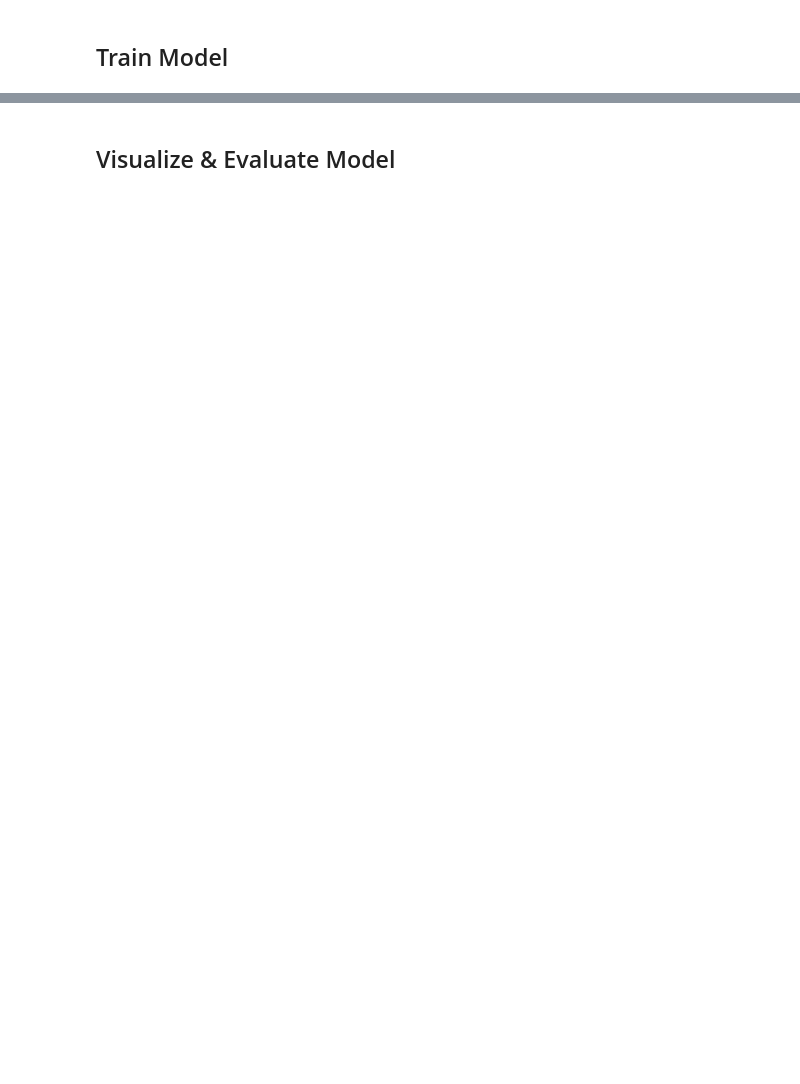
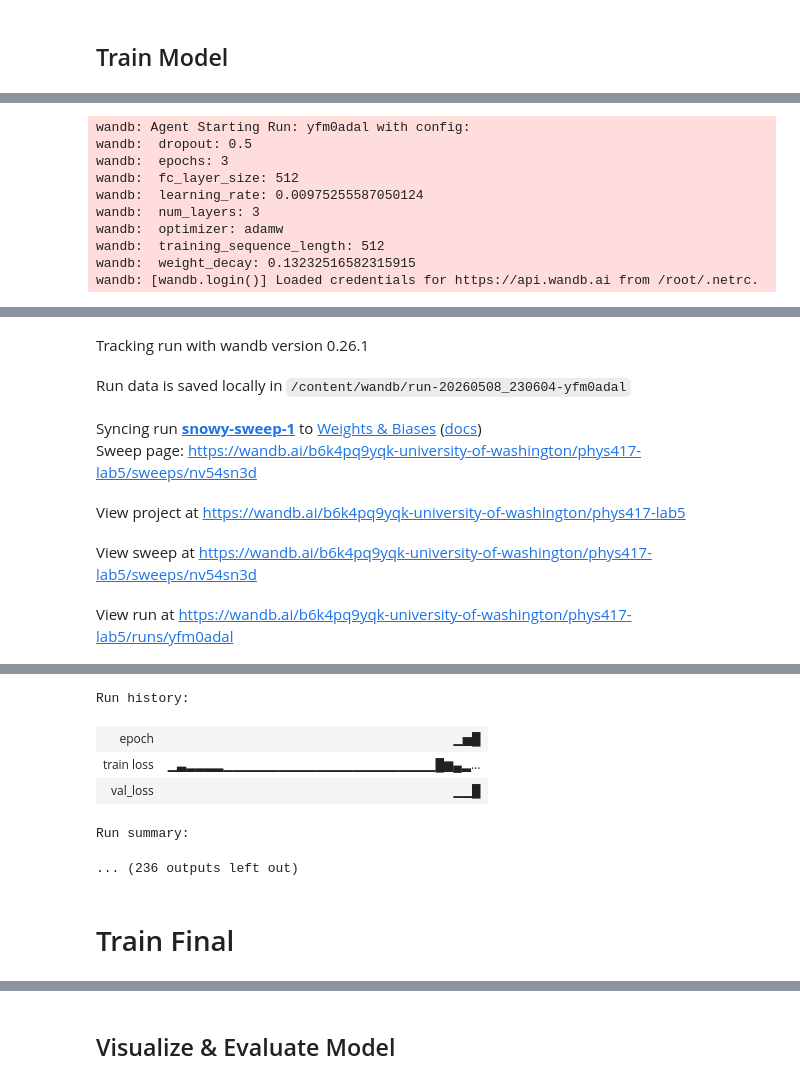
Before and after one commit to j4lando/phys417, a Jupyter notebook: Lab5_Template/Lab5_LandoJosh.ipynb, the cells around one changed output, grey strips where cells are left out. Cells and saved outputs as stored; diff of their text form; code cells hidden in the pictures; blank space fills up the shorter version.

```diff
--- a/Lab5_Template/Lab5_LandoJosh.ipynb
+++ b/Lab5_Template/Lab5_LandoJosh.ipynb
@@ -61,0 +129,2 @@ print(data[:10])
+# %%
+sweep_id = wandb.sweep(sweep_config, project="phys417-lab5")
@@ -141,0 +175,39 @@ train_loss_list = []
+# %%
+device = torch.device("cuda" if torch.cuda.is_available() else "cpu")
+
+# Fix random seed
+torch.manual_seed(25)
+
+# Derfine model size
+embedding_dim = 100
+input_size = 100
+
+def train(config=None):
+    # Initialize a new wandb run
+    with wandb.init(config=config):
+        # If called by wandb.agent, as below,
+        # this config will be set by Sweep Controller
+        config = wandb.config
+
+        rnn = CharRNN(num_embeddings = vocab_size, embedding_dim = embedding_dim,
+              input_size = input_size, hidden_size = config.fc_layer_size, num_layers = config.num_layers,
+              output_size = vocab_size, dropout = config.dropout)
+
+        rnn.to(device)
+
+        optimizer = build_optimizer(rnn, config.optimizer, config.learning_rate, config.weight_decay)
+
+        loss_fn = torch.nn.CrossEntropyLoss()
+
+        # Fetch global data
+        global data
+        # Safely extract list whether it is a tensor or already a list
+        data_list = data.tolist() if isinstance(data, torch.Tensor) else data
+
+        # Convert training data into torch tensor and make it into vertical orientation (N, 1)
+        tensor_data = torch.unsqueeze(torch.tensor(data_list), dim = 1).to(device)
+
+        for epoch in range(config.epochs):
+            train_epoch(rnn, optimizer, config.training_sequence_length, loss_fn, tensor_data)
+            avg_val_loss = validate_epoch(rnn, loss_fn, tensor_data)
+            wandb.log({"val_loss": avg_val_loss, "epoch": epoch})
@@ -243,0 +297,13 @@ usO  iR Mht 1anaJviodicT.Id,lffJ aSioecwn
+# %%
+wandb.agent(sweep_id, train, count=100)
+# %% [output]
+wandb: Agent Starting Run: yfm0adal with config:
+wandb:  dropout: 0.5
+wandb:  epochs: 3
+wandb:  fc_layer_size: 512
+wandb:  learning_rate: 0.00975255587050124
+wandb:  num_layers: 3
+wandb:  optimizer: adamw
+wandb:  training_sequence_length: 512
+wandb:  weight_decay: 0.13232516582315915
+wandb: [wandb.login()] Loaded credentials for https://api.wandb.ai from /root/.netrc.
@@ -243,0 +311,7 @@ usO  iR Mht 1anaJviodicT.Id,lffJ aSioecwn
+Tracking run with wandb version 0.26.1
+Run data is saved locally in /content/wandb/run-20260508_230604-yfm0adal
+Syncing run snowy-sweep-1 to Weights & Biases (docs)
+Sweep page: https://wandb.ai/b6k4pq9yqk-university-of-washington/phys417-lab5/sweeps/nv54sn3d
+View project at https://wandb.ai/b6k4pq9yqk-university-of-washington/phys417-lab5
+View sweep at https://wandb.ai/b6k4pq9yqk-university-of-washington/phys417-lab5/sweeps/nv54sn3d
+View run at https://wandb.ai/b6k4pq9yqk-university-of-washington/phys417-lab5/runs/yfm0adal
@@ -243,0 +319,8 @@ usO  iR Mht 1anaJviodicT.Id,lffJ aSioecwn
+Run history:
+| epoch | ▁▅█ |
+| train loss | ▁▃▂▂▂▂▁▁▁▁▁▁▁▁▁▁▁▁▁▁▁▁▁▁▁▁▁▁▁█▆▄▂... |
+| val_loss | ▁▁█ |
+Run summary:
+... (236 outputs left out)
+# %% [markdown]
+# Train Final
```
Also changed, not shown: parts of 19 cells of this notebook, 6 other files.
